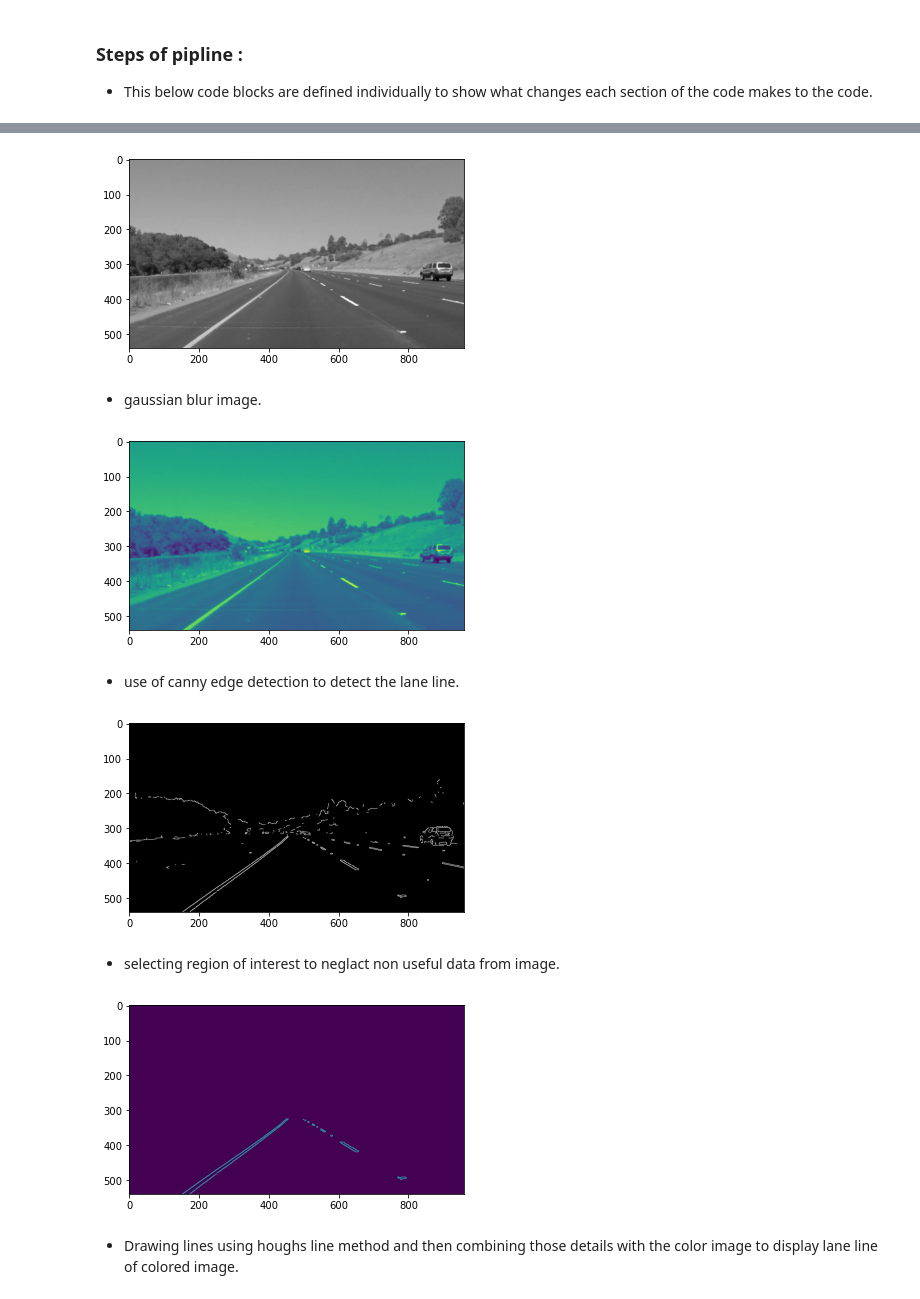
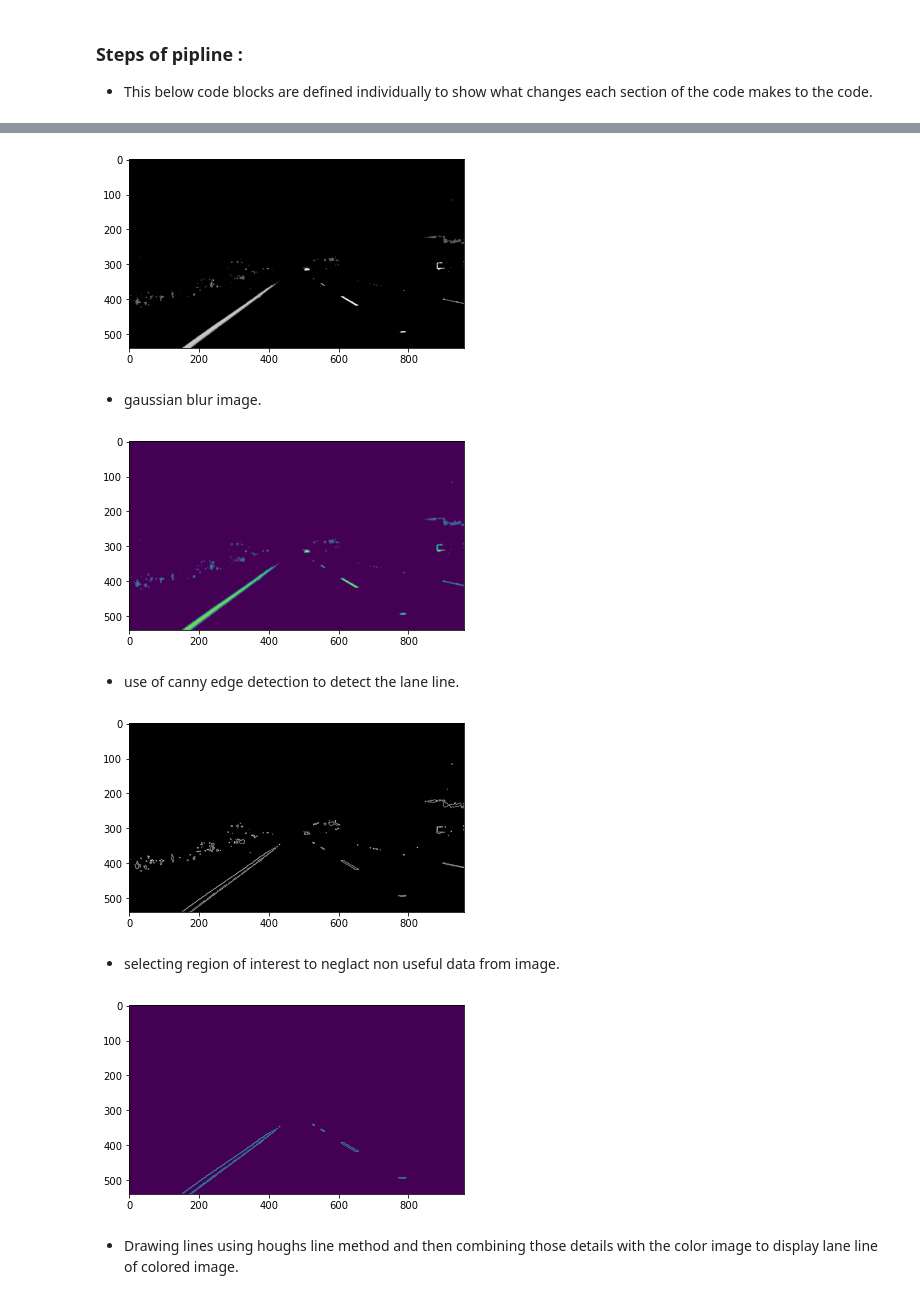
Before and after one commit to drtupe/LaneLine_Detection, a Jupyter notebook: Pipline.ipynb, the cells around one changed output, grey strips where cells are left out. Cells and saved outputs as stored; diff of their text form; code cells hidden in the pictures.

```diff
--- a/Pipline.ipynb
+++ b/Pipline.ipynb
@@ -116,3 +189,20 @@ def weighted_img(img, initial_img, α=0.8, β=1., γ=0.):
 # %% [markdown]
 ### Steps of pipline :
 * This below code blocks are defined individually to show what changes each section of the code makes to the code.
+# %%
+# converting given RGB image into HSV color model
+HSV_image = cv2.cvtColor(image, cv2.COLOR_RGB2HSV)
+
+# detecting white lines whose intensity varies from 200 to 255 for RGB colors.
+White = cv2.inRange(image, (200, 200, 200), (255, 255, 255))
+
+# detecting yellow lines using HSV converted image
+# the values for rue 17, saturation 70 were obtained from trial and error basis
+Yellow = cv2.inRange(HSV_image, (17, 70, 34), (30, 255, 255))
+
+# once both white and yellow lanes are obtained, we will merge them using bitwise_or function from cv2 and set other color pixels to 0.
+mask_color = cv2.bitwise_or(White, Yellow)
+masked_image = np.copy(image)
+masked_image[mask_color == 0] = [0, 0, 0]
+plt.imshow(masked_image)
+plt.savefig('examples/color_selection.jpg')
@@ -119,9 +211,9 @@ def weighted_img(img, initial_img, α=0.8, β=1., γ=0.):
 # %%
-gray = grayscale(image)
+gray = grayscale(masked_image)
 plt.imshow(gray, cmap='gray')
 plt.savefig('examples/gray.jpg')
 # %% [output]
-[figure, old version]
+[figure, new version]
 # %% [markdown]
 * gaussian blur image.
 # %%
@@ -130,7 +222,7 @@ blur_gray = gaussian_blur(gray, kernal_size)
 plt.imshow(blur_gray)
 plt.savefig('examples/blur_gray.jpg')
 # %% [output]
-[figure, old version]
+[figure, new version]
 # %% [markdown]
 * use of canny edge detection to detect the lane line.
 # %%
@@ -140,7 +232,7 @@ edges = canny(gray, low_threshold, high_threshold)
 plt.imshow(edges, cmap = 'Greys_r')
 plt.savefig('examples/canny_edges.jpg')
 # %% [output]
-[figure, old version]
+[figure, new version]
 # %% [markdown]
 * selecting region of interest to neglact non useful data from image.
 # %%
@@ -166,7 +258,7 @@ plt.imshow(masked_edges)
 plt.savefig('examples/ROI.jpg')
     # End of region of intrest
 # %% [output]
-[figure, old version]
+[figure, new version]
 # %% [markdown]
 * Drawing lines using houghs line method and then combining those details with the color image to display lane line of colored image.
 # %%
```
Also changed, not shown: parts of 8 cells of this notebook, 13 other files.
